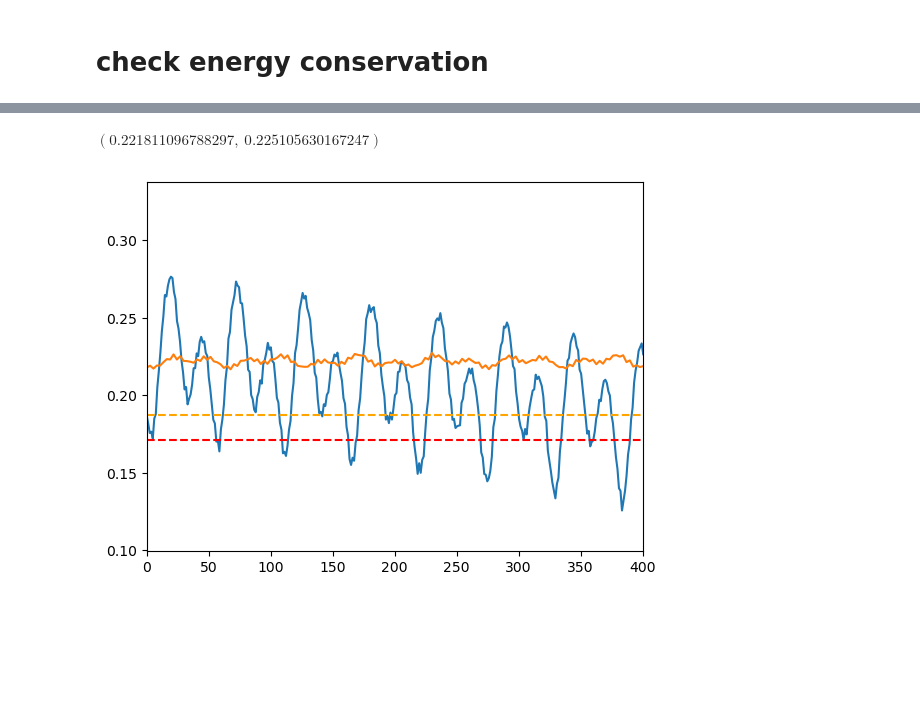
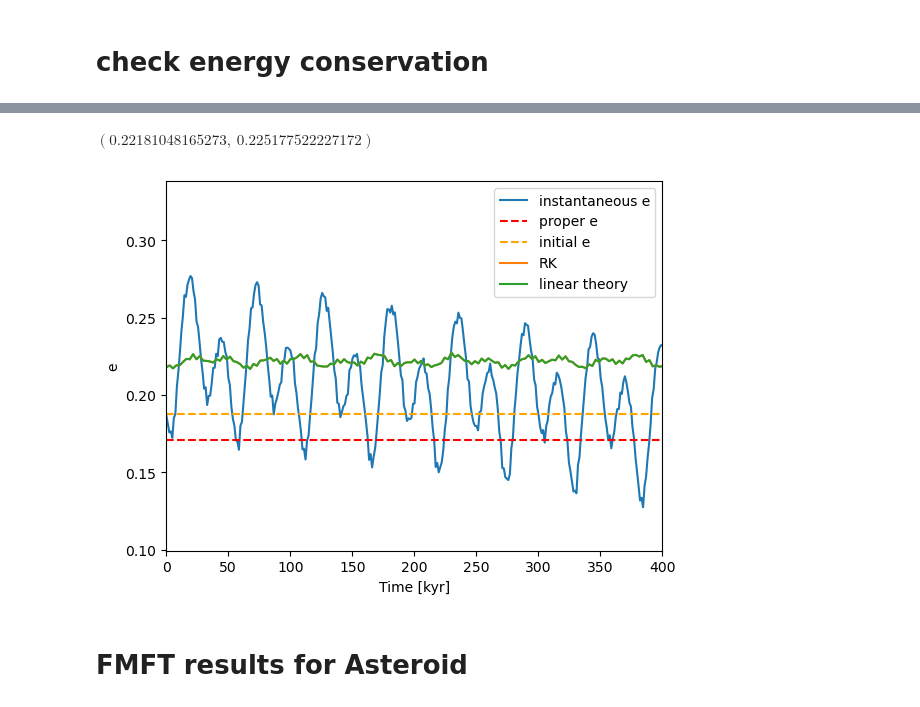
Before and after one commit to kavidey/action-angle-discovery, a Jupyter notebook: AsteroidCleanExample.ipynb, the cells around one changed output, grey strips where cells are left out. Drawn from its saved outputs; the diff is of its cells as text; code cells hidden in the pictures; blank space fills up the shorter version.

Commit message:
Clean Asteroid example notebook

```diff
--- a/AsteroidCleanExample.ipynb
+++ b/AsteroidCleanExample.ipynb
@@ -269,24 +269,29 @@ Text(0, 0.5, '$|\\Delta E / E|$')
 # %%
 X_mag = abs(x_soln)
 Y_mag = abs(y_soln)
 
 e = np.sqrt(1 - (1 - X_mag**2/2) ** 2)
 I = 2 * np.arcsin(Y_mag / (1 - e**2) ** (1/4))
 
 e_avg = np.average(e)
 I_avg = np.average(I)
 
-plt.plot(results['time']/(2e3*np.pi), results['e'][-1])
-plt.axhline(y=row["prope"], color='r', linestyle='--')
-plt.axhline(y=row["e"], color='orange', linestyle='--')
-# plt.plot(times/(2e3*np.pi),np.abs(u_rk_soln))
-plt.plot(soln_h.t/(2e3*np.pi),np.abs(u_soln))
+plt.plot(results['time']/(2e3*np.pi), results['e'][-1], label = 'instantaneous e')
+plt.axhline(y=row["prope"], color='r', linestyle='--', label = 'proper e')
+plt.axhline(y=row["e"], color='orange', linestyle='--', label = 'initial e')
+plt.plot(soln_h.t/(2e3*np.pi),np.abs(u_soln), label = 'RK')
+plt.plot(times/(2e3*np.pi),np.abs(u_rk_soln), label = 'linear theory')
+plt.ylabel("e")
+plt.xlabel("Time [kyr]")
 plt.xlim(0, 400)
+plt.legend()
 
 np.average(abs(u_rk_soln)), np.average(results["e"][-1])
 # %% [output]
-$\displaystyle \left( 0.221811096788297, \  0.225105630167247\right)$
+$\displaystyle \left( 0.22181048165273, \  0.225177522227172\right)$
-[figure, old version]
+[figure, new version]
+# %% [markdown]
+# FMFT results for Asteroid
 # %%
 import pandas as pd
 import numpy as np
```
Also changed, not shown: parts of 5 cells of this notebook.
